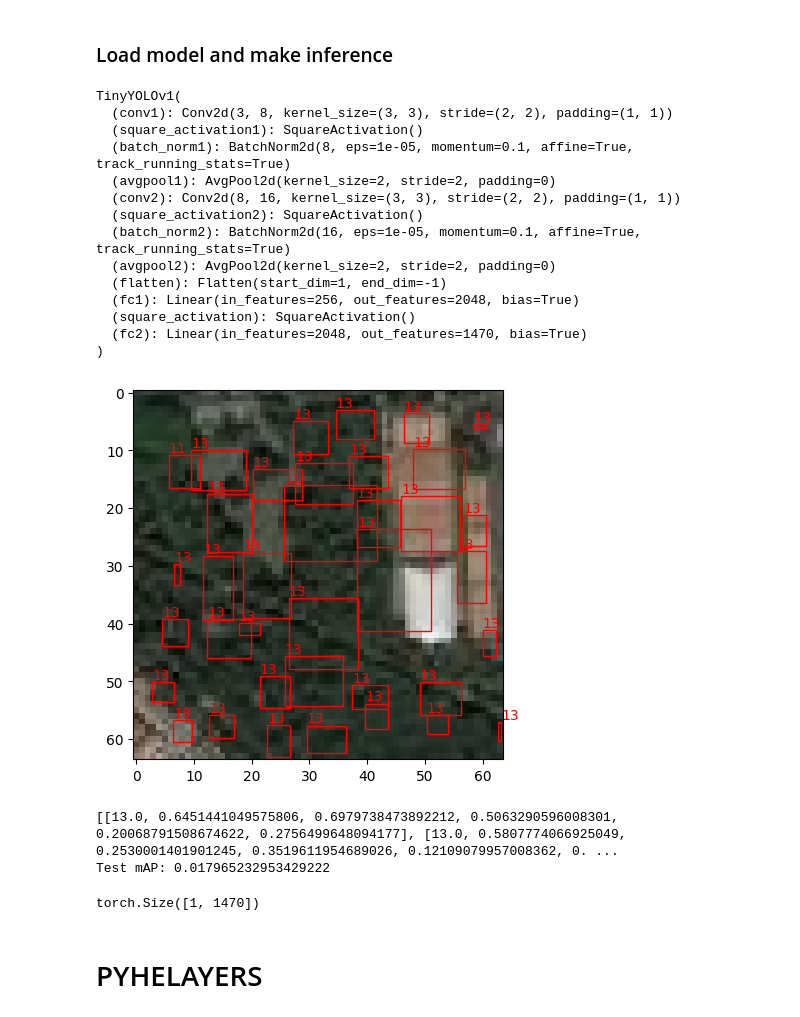
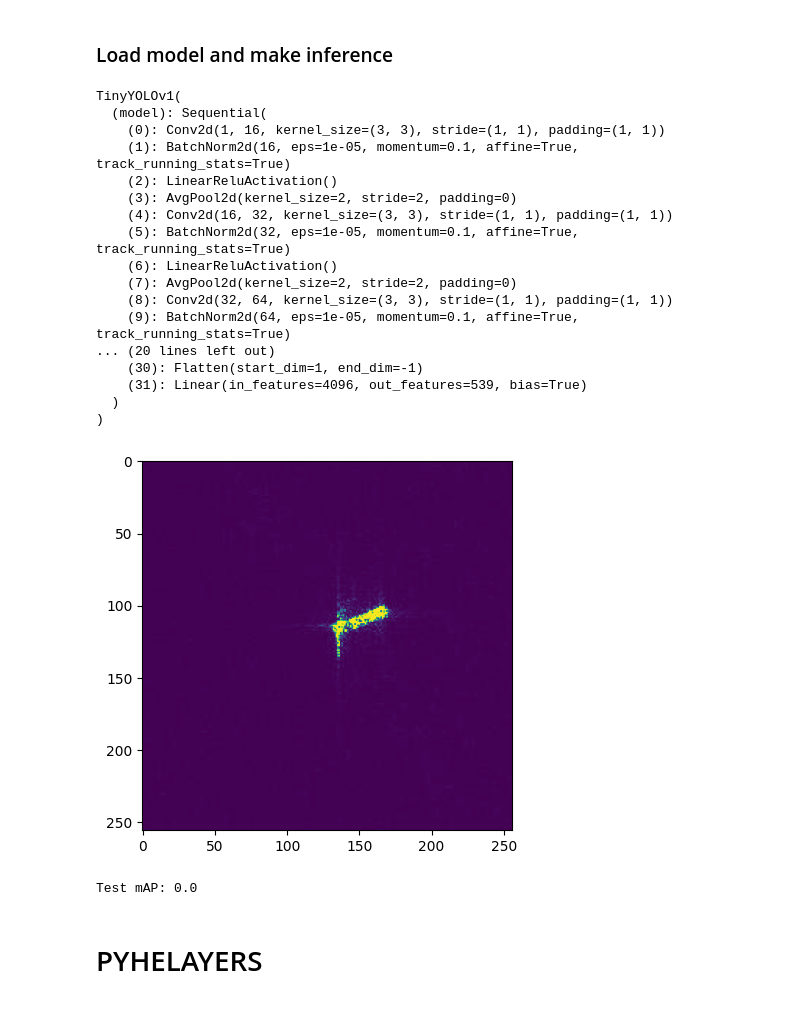
Before and after one commit to salvatorebuono02/ObjDct_Repo, a Jupyter notebook: models/TinyYOLO/TinyYOLO.ipynb, the cells around one changed output. Drawn from its saved outputs; the diff is of its cells as text; code cells hidden in the pictures.

Commit message:
create version of tiny yolo v1 and v3

```diff
--- a/models/TinyYOLO/TinyYOLO.ipynb
+++ b/models/TinyYOLO/TinyYOLO.ipynb
@@ -660,10 +754,10 @@ class YoloLoss(nn.Module):
 ## Training
 # %%
 LEARNING_RATE = 2e-5
-DEVICE = "cuda" if torch.cuda.is_available() else "cpu"
-BATCH_SIZE = 16 # 64 in original paper but resource exhausted error otherwise.
+DEVICE = "cpu"
+BATCH_SIZE = 64 # 64 in original paper but resource exhausted error otherwise.
 WEIGHT_DECAY = 0
-EPOCHS = 10
+EPOCHS = 100
 LOAD_MODEL = False
 LOAD_MODEL_FILE = "model.pth"
 # %%
@@ -699,7 +793,7 @@ transform = Compose([transforms.ToTensor()])
 # %% [markdown]
 ### Combine all
 # %%
-files_dir = 'dataset'
+files_dir = '/home/buono/ObjDct_Repo/data/ShipDataset'
 
 optimizer = optim.Adam(
     model.parameters(), lr=LEARNING_RATE, weight_decay=WEIGHT_DECAY
@@ -761,7 +839,7 @@ torch.save(model.state_dict(), "model.pth")
 # %% [markdown]
 ### Load test set
 # %%
-files_dir='dataset'
+files_dir='/home/buono/ObjDct_Repo/data/ShipDataset'
 
 test_dataset = DiorDataset(
     root_dir=files_dir,
@@ -779,7 +857,7 @@ test_loader = DataLoader(
 ### Load model and make inference
 # %%
 
-checkpoint = torch.load("model.pth")
+checkpoint = torch.load("/home/buono/ObjDct_Repo/models/trained_models/TinyYOLO.pth")
 # Load the state dictionary from the .pth file
 
 # Load the state dictionary into the model
@@ -789,41 +867,41 @@ model.load_state_dict(checkpoint)
 model.eval()
 # %% [output]
 TinyYOLOv1(
-  (conv1): Conv2d(3, 8, kernel_size=(3, 3), stride=(2, 2), padding=(1, 1))
-  (square_activation1): SquareActivation()
-  (batch_norm1): BatchNorm2d(8, eps=1e-05, momentum=0.1, affine=True, track_running_stats=True)
-  (avgpool1): AvgPool2d(kernel_size=2, stride=2, padding=0)
-  (conv2): Conv2d(8, 16, kernel_size=(3, 3), stride=(2, 2), padding=(1, 1))
-  (square_activation2): SquareActivation()
-  (batch_norm2): BatchNorm2d(16, eps=1e-05, momentum=0.1, affine=True, track_running_stats=True)
-  (avgpool2): AvgPool2d(kernel_size=2, stride=2, padding=0)
-  (flatten): Flatten(start_dim=1, end_dim=-1)
-  (fc1): Linear(in_features=256, out_features=2048, bias=True)
-  (square_activation): SquareActivation()
-  (fc2): Linear(in_features=2048, out_features=1470, bias=True)
+  (model): Sequential(
+    (0): Conv2d(1, 16, kernel_size=(3, 3), stride=(1, 1), padding=(1, 1))
+    (1): BatchNorm2d(16, eps=1e-05, momentum=0.1, affine=True, track_running_stats=True)
+    (2): LinearReluActivation()
+    (3): AvgPool2d(kernel_size=2, stride=2, padding=0)
+    (4): Conv2d(16, 32, kernel_size=(3, 3), stride=(1, 1), padding=(1, 1))
+    (5): BatchNorm2d(32, eps=1e-05, momentum=0.1, affine=True, track_running_stats=True)
+    (6): LinearReluActivation()
+    (7): AvgPool2d(kernel_size=2, stride=2, padding=0)
+    (8): Conv2d(32, 64, kernel_size=(3, 3), stride=(1, 1), padding=(1, 1))
+    (9): BatchNorm2d(64, eps=1e-05, momentum=0.1, affine=True, track_running_stats=True)
+... (20 lines left out)
+    (30): Flatten(start_dim=1, end_dim=-1)
+    (31): Linear(in_features=4096, out_features=539, bias=True)
+  )
 )
 # %%
 model.eval()
 
 with torch.no_grad():
     pred_boxes, target_boxes = get_bboxes(
-        test_loader, model, iou_threshold=0.1, threshold=0.1
+        test_loader, model, iou_threshold=0.5, threshold=0.4, plot=True
     )
 
     mean_avg_prec = mean_average_precision(
-        pred_boxes, target_boxes, iou_threshold=0.1
+        pred_boxes, target_boxes, iou_threshold=0.5
     )
     print(f"Test mAP: {mean_avg_prec}")
 # %% [output]
-[figure, old version]
+[figure, new version]
-[[13.0, 0.6451441049575806, 0.6979738473892212, 0.5063290596008301, 0.20068791508674622, 0.2756499648094177], [13.0, 0.5807774066925049, 0.2530001401901245, 0.3519611954689026, 0.12109079957008362, 0. ...
-Test mAP: 0.017965232953429222
+Test mAP: 0.0
 # %%
-sample = torch.rand(1, 3, 64, 64)
-model.eval()
-output = model(sample)
-print(output.shape)
+# sample = torch.rand(1, 3, 64, 64)
+# model.eval()
+# output = model(sample)
+# print(output.shape)
-# %% [output]
-torch.Size([1, 1470])
 # %%
 
```
Also changed, not shown: parts of 42 cells of this notebook, 1 other file.
